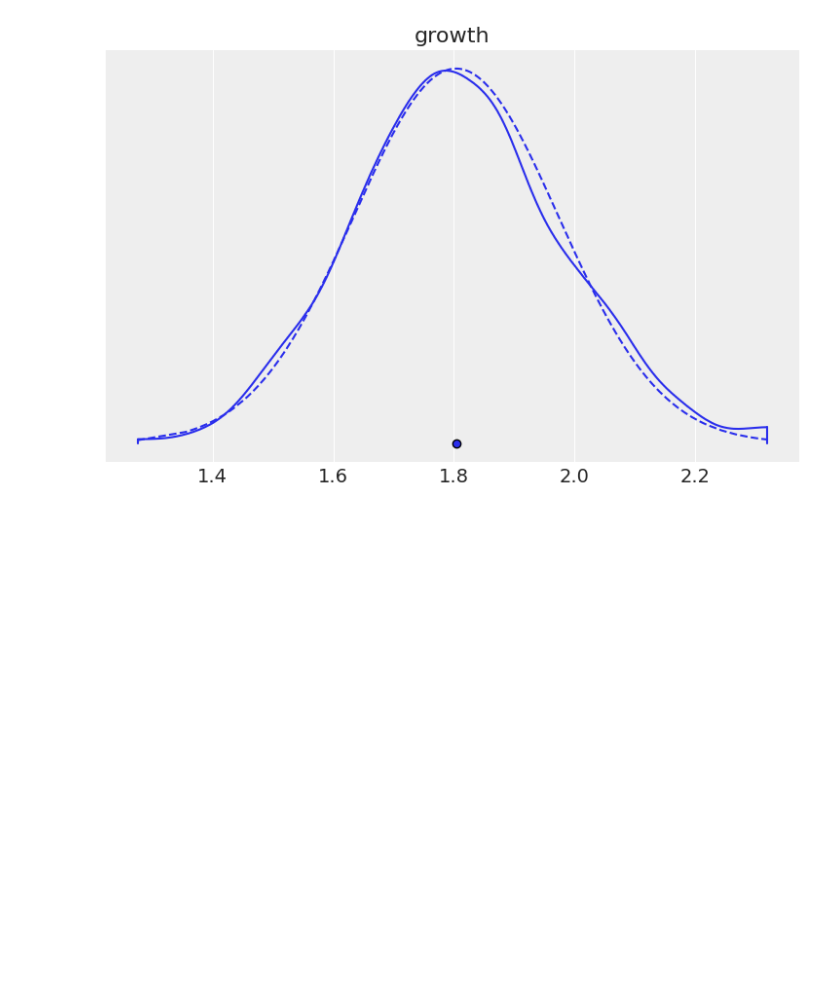
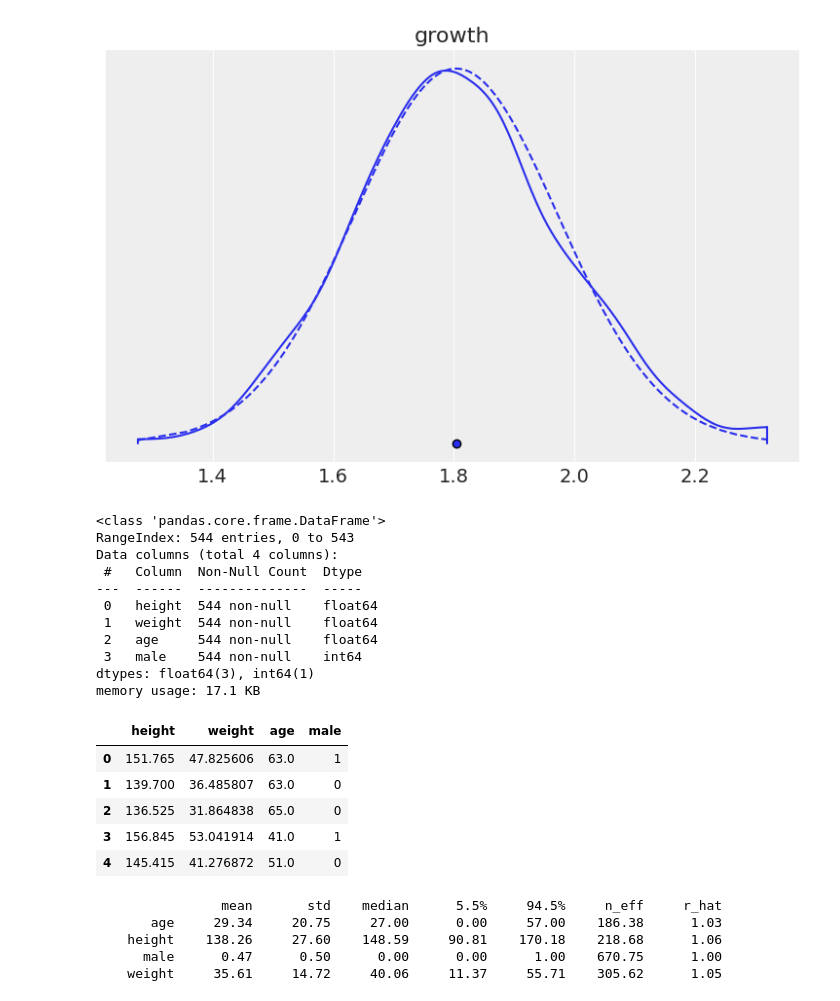
Before and after one commit to flyinacres/rethinking, a Jupyter notebook: rethinking-chapter-4.ipynb, the cells around one changed output. Saved outputs shown, nothing was run; the diff lists cells and outputs as text; code cells hidden in the pictures; blank space fills up the shorter version.

Commit message:
Kaggle Notebook | rethinking chapter 4 | Version 2

```diff
--- a/rethinking-chapter-4.ipynb
+++ b/rethinking-chapter-4.ipynb
@@ -57,0 +72,32 @@ plt.show()
+# %%
+Howell1 = pd.read_csv("/kaggle/input/howell1/Howell1.csv", sep=";")
+d = Howell1
+# %%
+d.info()
+d.head()
+# %% [output]
+<class 'pandas.core.frame.DataFrame'>
+RangeIndex: 544 entries, 0 to 543
+Data columns (total 4 columns):
+ #   Column  Non-Null Count  Dtype
+---  ------  --------------  -----
+ 0   height  544 non-null    float64
+ 1   weight  544 non-null    float64
+ 2   age     544 non-null    float64
+ 3   male    544 non-null    int64
+dtypes: float64(3), int64(1)
+memory usage: 17.1 KB
+|  | height | weight | age | male |
+| 0 | 151.765 | 47.825606 | 63.0 | 1 |
+| 1 | 139.700 | 36.485807 | 63.0 | 0 |
+| 2 | 136.525 | 31.864838 | 65.0 | 0 |
+| 3 | 156.845 | 53.041914 | 41.0 | 1 |
+| 4 | 145.415 | 41.276872 | 51.0 | 0 |
+# %%
+print_summary(dict(zip(d.columns, d.T.values)), 0.89, False)
+# %% [output]
+                mean       std    median      5.5%     94.5%     n_eff     r_hat
+       age     29.34     20.75     27.00      0.00     57.00    186.38      1.03
+    height    138.26     27.60    148.59     90.81    170.18    218.68      1.06
+      male      0.47      0.50      0.00      0.00      1.00    670.75      1.00
+    weight     35.61     14.72     40.06     11.37     55.71    305.62      1.05
```
Also changed, not shown: parts of 4 cells of this notebook.
